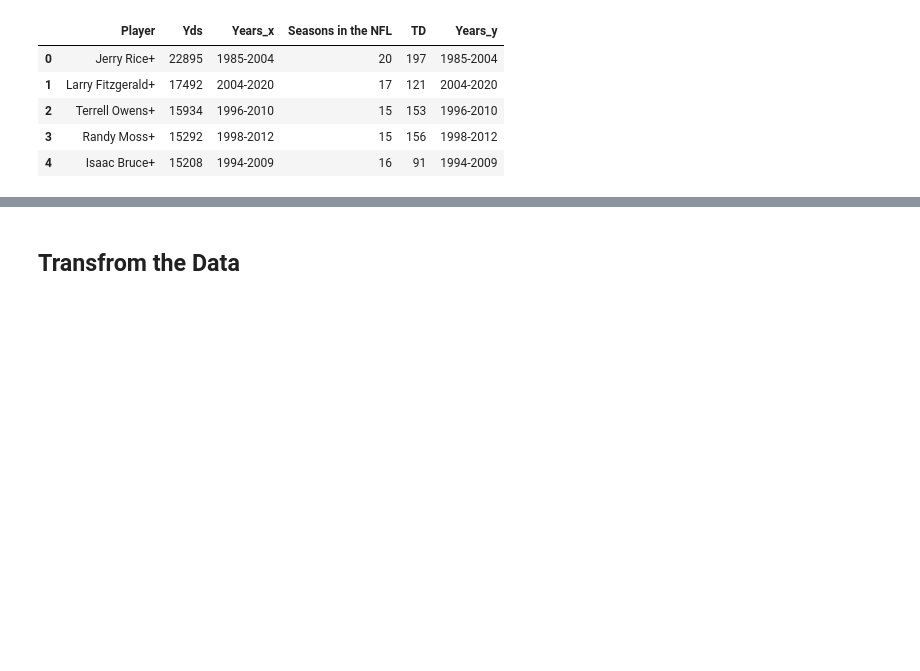
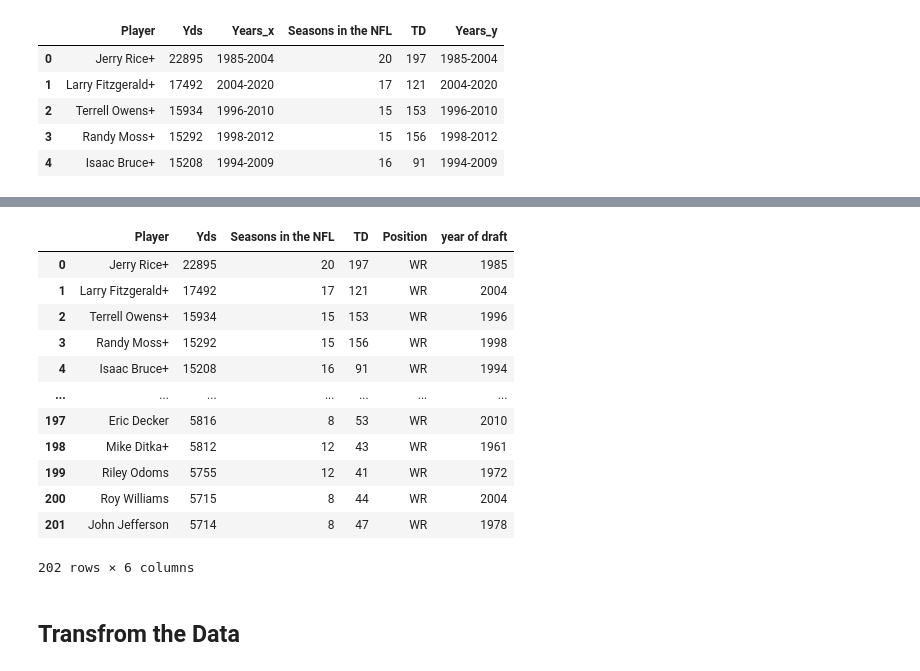
Before and after one commit to szmbalint/Causal_Inference_Project, a Jupyter notebook: Notebook/init_notebook.ipynb, the cells around one changed output, grey strips where cells are left out. Drawn from its saved outputs; the diff is of its cells as text; code cells hidden in the pictures; blank space fills up the shorter version.

```diff
--- a/Notebook/init_notebook.ipynb
+++ b/Notebook/init_notebook.ipynb
@@ -92,0 +111,17 @@ joined_WR_data['Position'] = 'WR'
+# %%
+joined_WR_data['year of draft'] = [int(joined_WR_data['Years_x'][i].split('-')[0]) for i in range(len(joined_WR_data))]
+joined_WR_data.drop(['Years_x', 'Years_y'], axis=1)
+# %% [output]
+|  | Player | Yds | Seasons in the NFL | TD | Position | year of draft |
+| 0 | Jerry Rice+ | 22895 | 20 | 197 | WR | 1985 |
+| 1 | Larry Fitzgerald+ | 17492 | 17 | 121 | WR | 2004 |
+| 2 | Terrell Owens+ | 15934 | 15 | 153 | WR | 1996 |
+| 3 | Randy Moss+ | 15292 | 15 | 156 | WR | 1998 |
+| 4 | Isaac Bruce+ | 15208 | 16 | 91 | WR | 1994 |
+| ... | ... | ... | ... | ... | ... | ... |
+| 197 | Eric Decker | 5816 | 8 | 53 | WR | 2010 |
+| 198 | Mike Ditka+ | 5812 | 12 | 43 | WR | 1961 |
+| 199 | Riley Odoms | 5755 | 12 | 41 | WR | 1972 |
+| 200 | Roy Williams | 5715 | 8 | 44 | WR | 2004 |
+| 201 | John Jefferson | 5714 | 8 | 47 | WR | 1978 |
+202 rows × 6 columns
```
Also changed, not shown: parts of 6 cells of this notebook.
